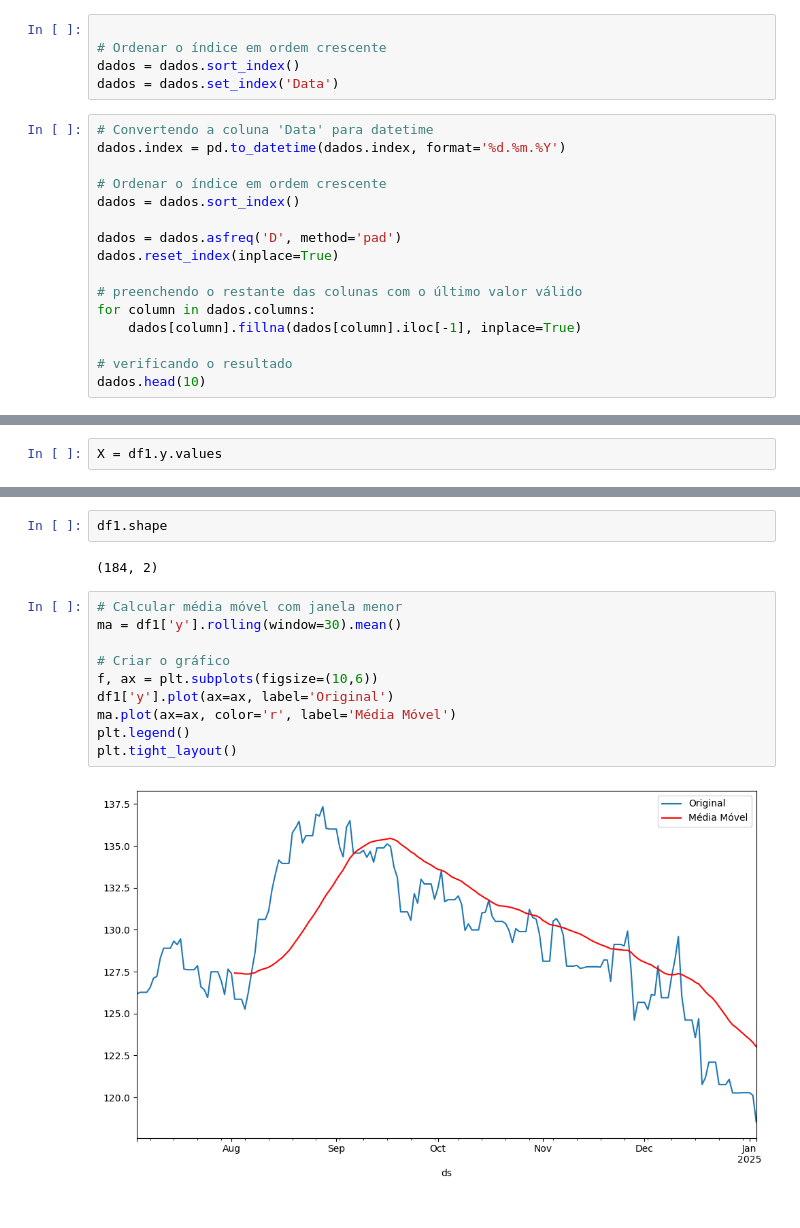
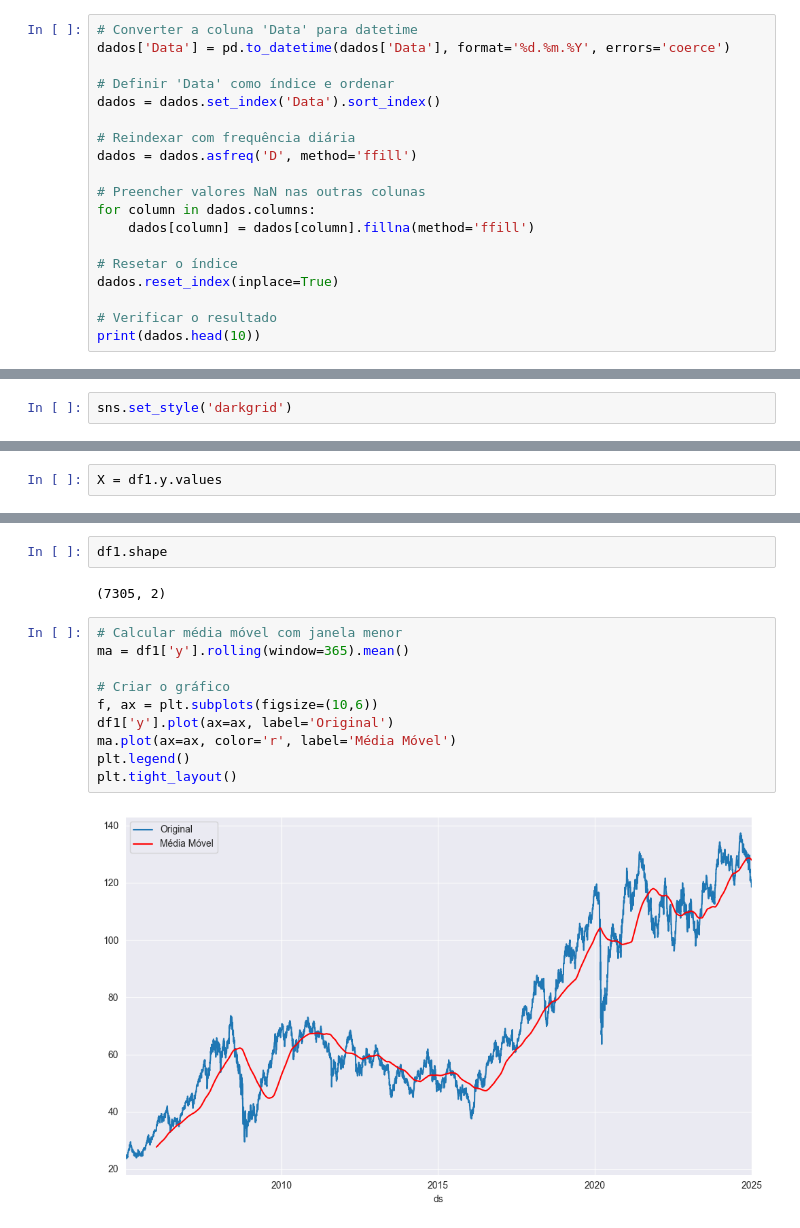
Before and after one commit to SandraRojasZ/Ibovespa-futuro, a Jupyter notebook: ibov-prev.ipynb, the cells around one changed output, grey strips where cells are left out. Saved outputs shown, nothing was run; the diff lists cells and outputs as text.

Commit message:
Script Web e os tratamentos dos dados para que haja junção com os dados já existentes.

```diff
--- a/ibov-prev.ipynb
+++ b/ibov-prev.ipynb
@@ -223,25 +134,23 @@ dados.head()
 dados.columns
 # %% [output]
 Index(['Data', 'Último', 'Abertura', 'Máxima', 'Mínima', 'Vol.', 'Var%'], dtype='object')
-# %%
-
-# Ordenar o índice em ordem crescente
-dados = dados.sort_index()
-dados = dados.set_index('Data')
 # %%
-# Convertendo a coluna 'Data' para datetime
-dados.index = pd.to_datetime(dados.index, format='%d.%m.%Y')
+# Converter a coluna 'Data' para datetime
+dados['Data'] = pd.to_datetime(dados['Data'], format='%d.%m.%Y', errors='coerce')
 
-# Ordenar o índice em ordem crescente
-dados = dados.sort_index()
+# Definir 'Data' como índice e ordenar
+dados = dados.set_index('Data').sort_index()
 
-dados = dados.asfreq('D', method='pad')
+# Reindexar com frequência diária
+dados = dados.asfreq('D', method='ffill')
+
+# Preencher valores NaN nas outras colunas
+for column in dados.columns:
+    dados[column] = dados[column].fillna(method='ffill')
+
+# Resetar o índice
 dados.reset_index(inplace=True)
 
-# preenchendo o restante das colunas com o último valor válido
-for column in dados.columns:
-    dados[column].fillna(dados[column].iloc[-1], inplace=True)
-
-# verificando o resultado
-dados.head(10)
+# Verificar o resultado
+print(dados.head(10))
 # %% [output]
@@ -295,3 +215,5 @@ dados.head(1)
+# %%
+sns.set_style('darkgrid')
 # %%
 plt.plot(df1.index, df1["y"])
 plt.xlabel('Data')
@@ -347,16 +274,16 @@ Valores críticos:
 # %%
 df1.shape
 # %% [output]
-(184, 2)
+(7305, 2)
 # %%
 # Calcular média móvel com janela menor
-ma = df1['y'].rolling(window=30).mean()
+ma = df1['y'].rolling(window=365).mean()
 
 # Criar o gráfico
 f, ax = plt.subplots(figsize=(10,6))
 df1['y'].plot(ax=ax, label='Original')
 ma.plot(ax=ax, color='r', label='Média Móvel')
 plt.legend()
 plt.tight_layout()
 # %% [output]
-[figure, old version]
+[figure, new version]
```
Also changed, not shown: parts of 29 cells of this notebook.
